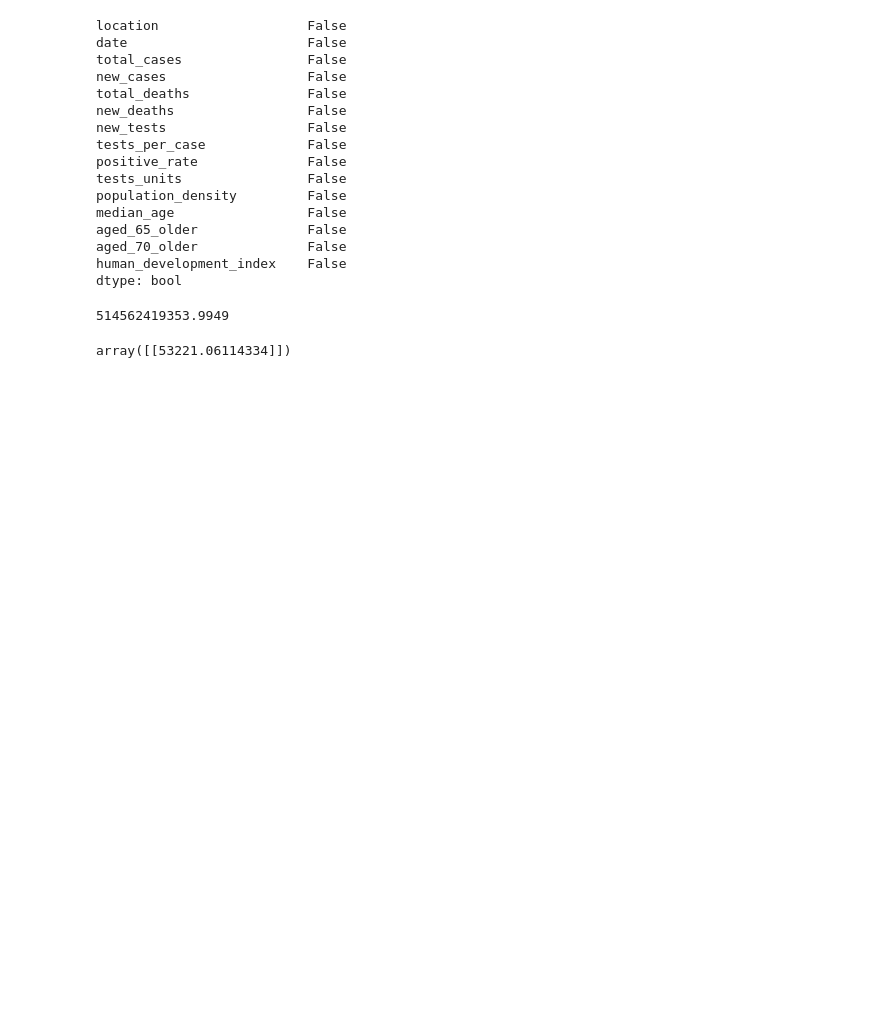
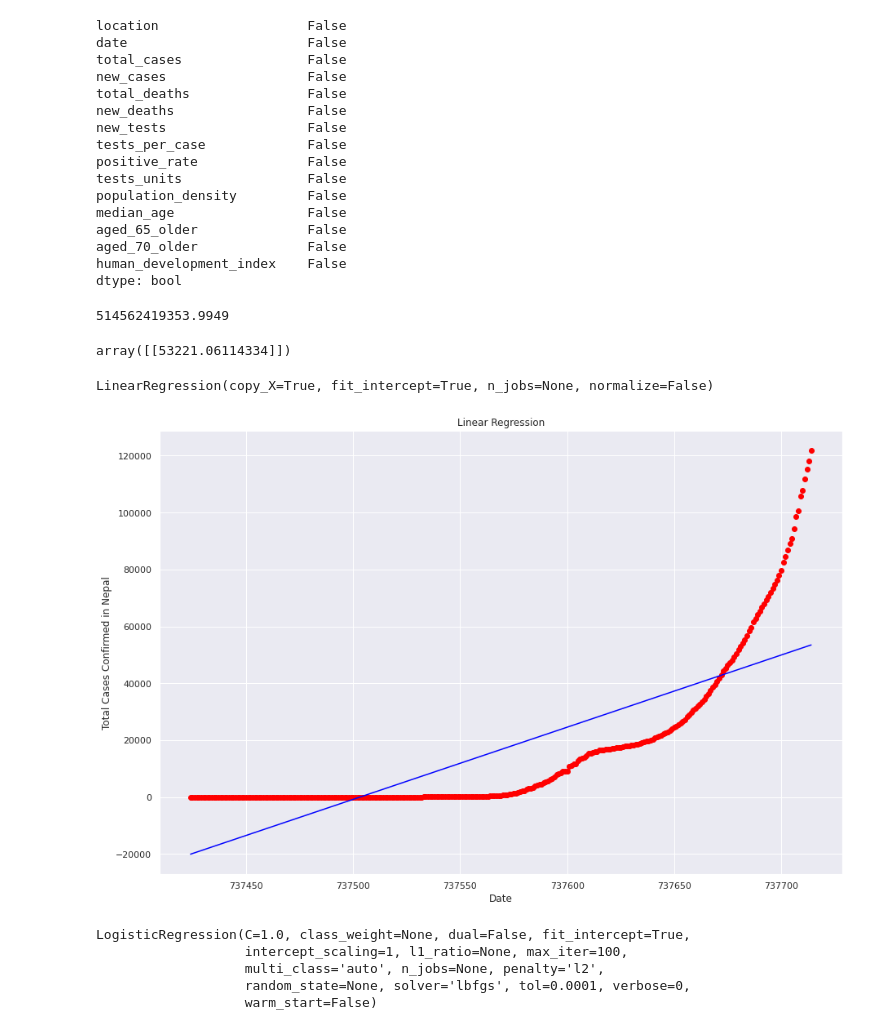
Before and after one commit to Mausamadhikari/Covid19, a Jupyter notebook: corona_nepal.ipynb, the cells around one changed output. Drawn from its saved outputs; the diff is of its cells as text; code cells hidden in the pictures; blank space fills up the shorter version.

```diff
--- a/corona_nepal.ipynb
+++ b/corona_nepal.ipynb
@@ -456,3 +456,26 @@ mean_squared_error(x_test,y_pred)
 linear_reg.predict(np.array([[737712]]))
 # %% [output]
 array([[53221.06114334]])
+# %%
+x = x_test.to_numpy()
+y = y_test.to_numpy()
+# %%
+x = x.reshape(-1,1)
+y = y.reshape(-1,1)
+# %%
+linear_reg.fit(x,y)
+# %% [output]
+LinearRegression(copy_X=True, fit_intercept=True, n_jobs=None, normalize=False)
+# %%
+
+
+plt.scatter(x, y, color = 'Red')
+
+plt.plot(x, linear_reg.predict(x), color = 'Blue')
+plt.title('Linear Regression')
+plt.xlabel('Date')
+plt.ylabel('Total Cases Confirmed in Nepal')
+
+plt.show()
+# %% [output]
+[figure, added]
@@ -458,0 +486,8 @@ array([[53221.06114334]])
+# %%
+logisticRegr.fit(x, y)
+# %% [output]
+LogisticRegression(C=1.0, class_weight=None, dual=False, fit_intercept=True,
+                   intercept_scaling=1, l1_ratio=None, max_iter=100,
+                   multi_class='auto', n_jobs=None, penalty='l2',
+                   random_state=None, solver='lbfgs', tol=0.0001, verbose=0,
+                   warm_start=False)
```
Also changed, not shown: parts of 3 cells of this notebook.
